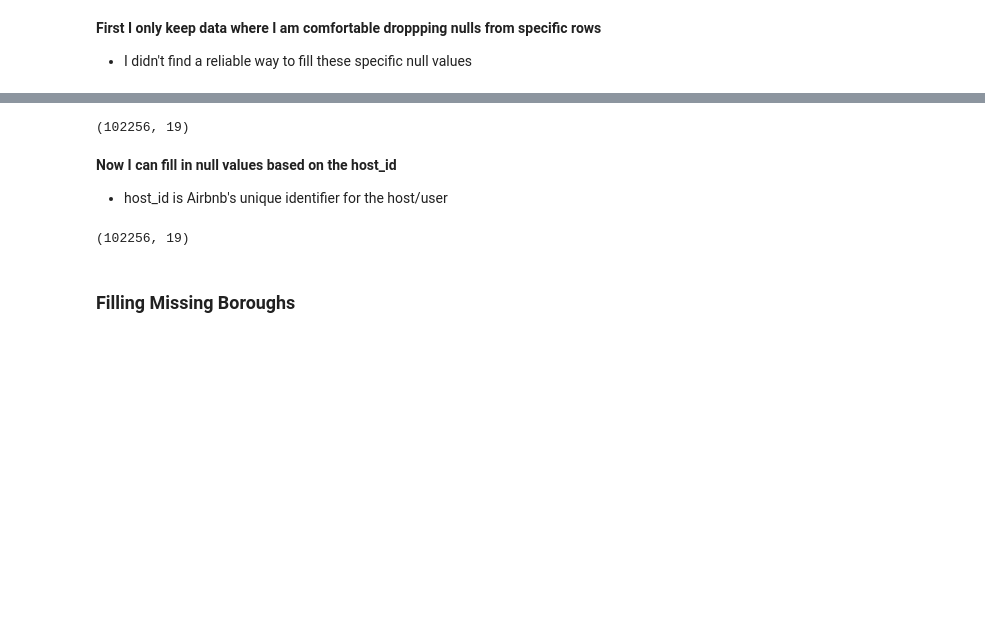
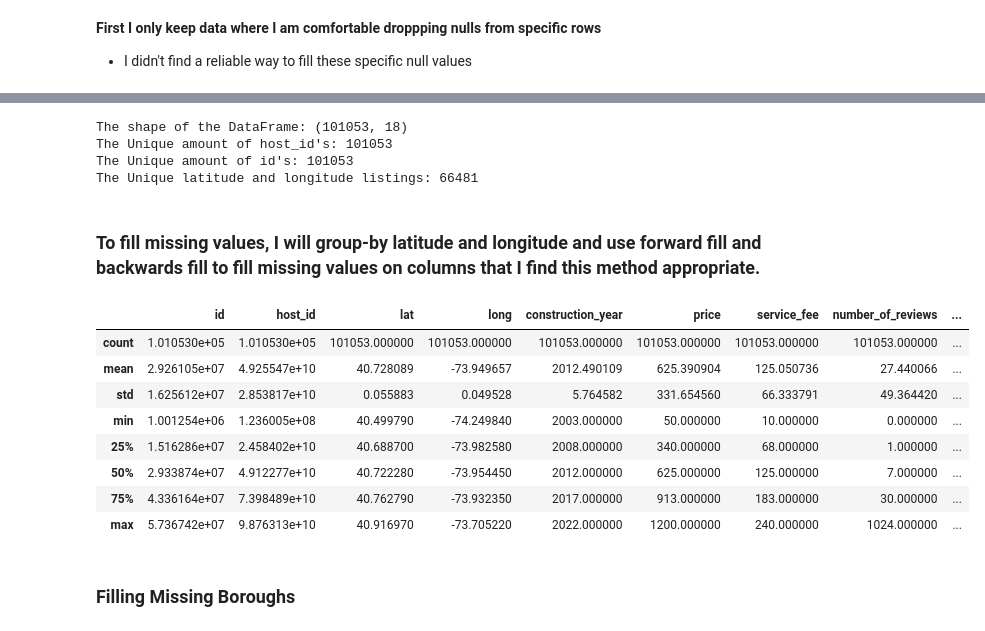
Before and after one commit to Mcapp1/AirBnB-Analysis, a Jupyter notebook: AirBnb.ipynb, the cells around one changed output, grey strips where cells are left out. Cells and saved outputs as stored; diff of their text form; code cells hidden in the pictures; blank space fills up the shorter version.

```diff
--- a/AirBnb.ipynb
+++ b/AirBnb.ipynb
@@ -179,0 +226,3 @@ df = df.loc[(df.neighbourhood.notna()) # 16 Null rows out of 102256 rows
+# %%
+df.availability_365.replace({3677.0:367},inplace=True) # correcting error
+df.availability_365 = [num*-1 if num < 0 else num for num in df.availability_365] # correcting error
@@ -180,7 +234,45 @@ df = df.loc[(df.neighbourhood.notna()) # 16 Null rows out of 102256 rows
+# %%
+print(f"The shape of the DataFrame: {df.shape}\
+\nThe Unique amount of host_id's: {len(df.host_id.unique())}\
+\nThe Unique amount of id's: {len(df.id.unique())}\
+\nThe Unique latitude and longitude listings: {len((pd.Series(list(zip(df.lat,df.long))).unique()))}")
+# %% [output]
+The shape of the DataFrame: (101053, 18)
+The Unique amount of host_id's: 101053
+The Unique amount of id's: 101053
+The Unique latitude and longitude listings: 66481
+# %% [markdown]
+### To fill missing values, I will group-by latitude and longitude and use forward fill and backwards fill to fill missing values on columns that I find this method appropriate.
+# %%
+# associating host_id to host_name
+df['host_name'] = df.groupby(['lat','long'])['host_name'].ffill().bfill()
+
+# grouping lat and long to fill missing construction years for associated listing
+df['construction_year'] = df.groupby(['lat','long'])[['construction_year']].ffill().bfill()
+
+## price
+# df.price = df.groupby(['neighbourhood','host_id'])['price'].ffill().bfill()
+
+# service fee
+df.service_fee = df.groupby(['lat','long'])['service_fee'].ffill().bfill()
+
+# number of reviews
+df.number_of_reviews = df.groupby(['lat','long'])['number_of_reviews'].ffill().bfill()
+
+# review rate
+df.review_rate_number = df.groupby(['lat','long'])['review_rate_number'].ffill().bfill()
+
+# availability
+df.availability_365 = df.groupby(['lat','long'])['availability_365'].ffill().bfill()
 # %%
-df.shape
+df.describe()
 # %% [output]
-(102256, 19)
+|  | id | host_id | lat | long | construction_year | price | service_fee | number_of_reviews | ... |
+| count | 1.010530e+05 | 1.010530e+05 | 101053.000000 | 101053.000000 | 101053.000000 | 101053.000000 | 101053.000000 | 101053.000000 | ... |
+| mean | 2.926105e+07 | 4.925547e+10 | 40.728089 | -73.949657 | 2012.490109 | 625.390904 | 125.050736 | 27.440066 | ... |
+| std | 1.625612e+07 | 2.853817e+10 | 0.055883 | 0.049528 | 5.764582 | 331.654560 | 66.333791 | 49.364420 | ... |
+| min | 1.001254e+06 | 1.236005e+08 | 40.499790 | -74.249840 | 2003.000000 | 50.000000 | 10.000000 | 0.000000 | ... |
+| 25% | 1.516286e+07 | 2.458402e+10 | 40.688700 | -73.982580 | 2008.000000 | 340.000000 | 68.000000 | 1.000000 | ... |
+| 50% | 2.933874e+07 | 4.912277e+10 | 40.722280 | -73.954450 | 2012.000000 | 625.000000 | 125.000000 | 7.000000 | ... |
+| 75% | 4.336164e+07 | 7.398489e+10 | 40.762790 | -73.932350 | 2017.000000 | 913.000000 | 183.000000 | 30.000000 | ... |
+| max | 5.736742e+07 | 9.876313e+10 | 40.916970 | -73.705220 | 2022.000000 | 1200.000000 | 240.000000 | 1024.000000 | ... |
-# %% [markdown]
-**Now I can fill in null values based on the host_id**
-- host_id is Airbnb's unique identifier for the host/user
@@ -208,7 +279,3 @@ df.availability_365 = df.groupby('host_id')['availability_365'].ffill().bfill()
-# %%
-df.shape
-# %% [output]
-(102256, 19)
 # %% [markdown]
 ### Filling Missing Boroughs
 # %%
```
Also changed, not shown: parts of 138 cells of this notebook, 1 other file.
